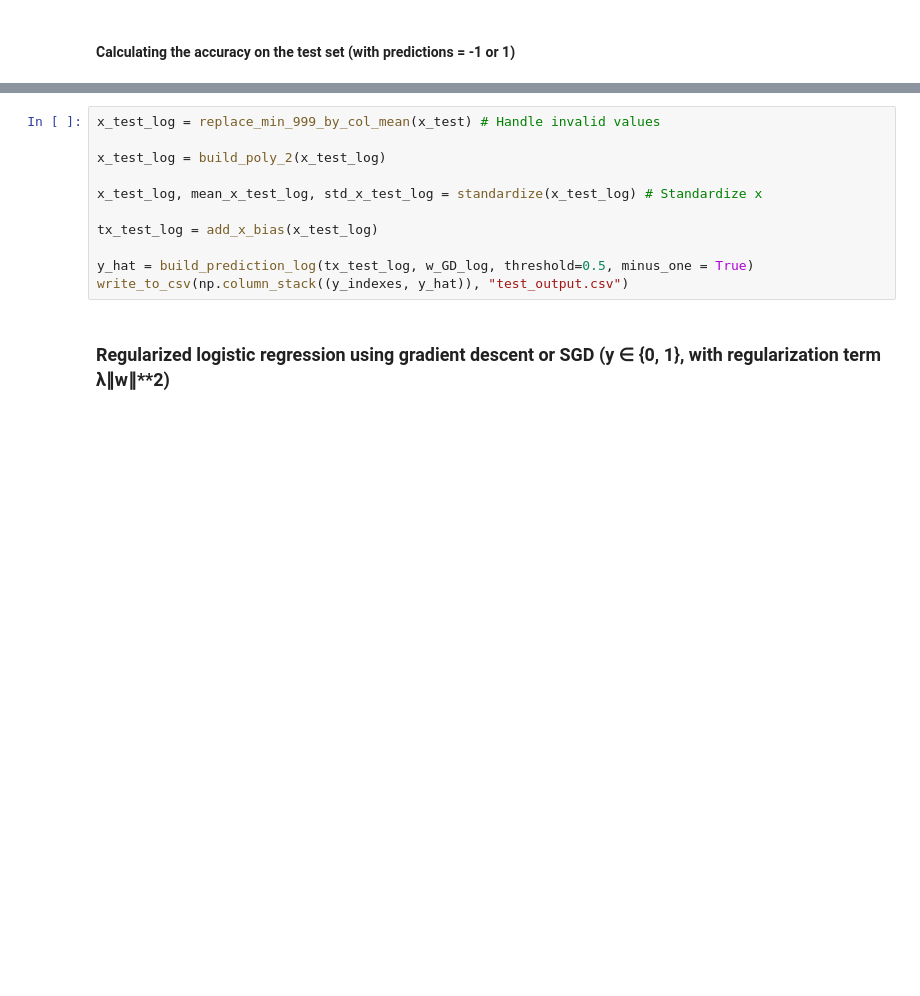
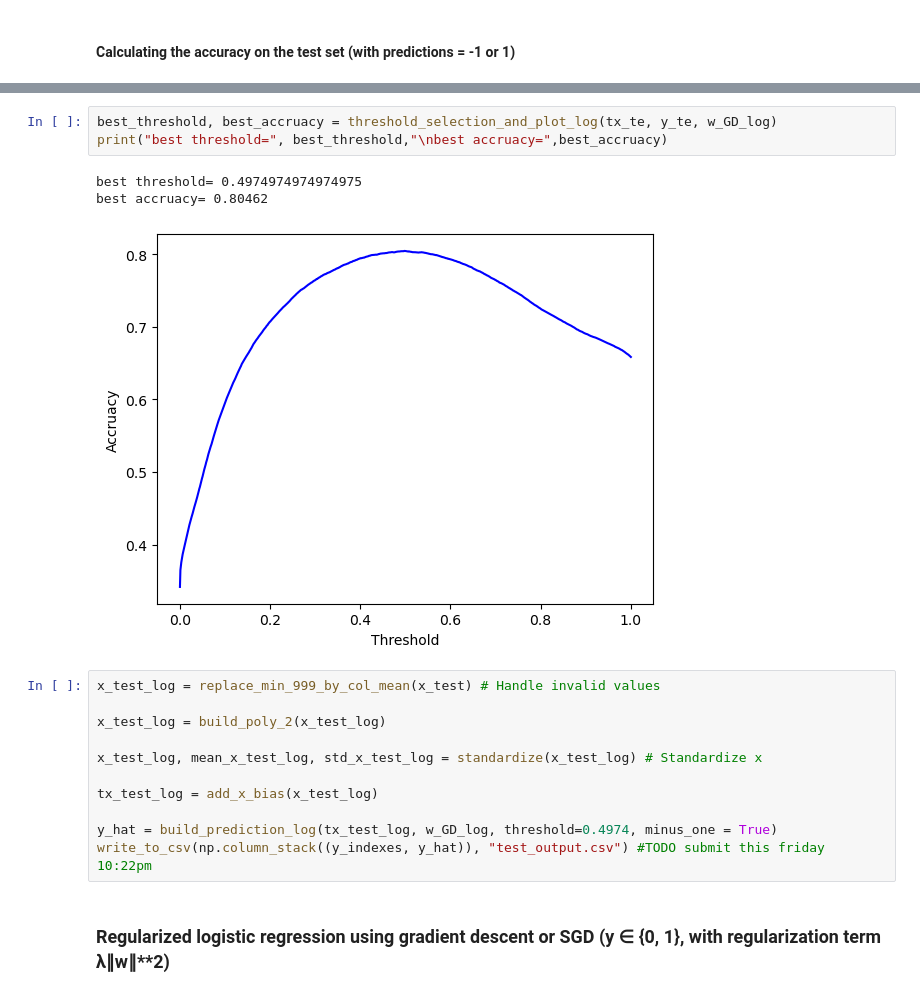
Before and after one commit to CS-433/ml-project-1-mlmybeloved, a Jupyter notebook: HiggsImmaFindYou.ipynb, the cells around one changed output, grey strips where cells are left out. Drawn from its saved outputs; the diff is of its cells as text; blank space fills up the shorter version.

Commit message:
Lots of modifications. Ran and submitted all methods up to logistic regression

```diff
--- a/HiggsImmaFindYou.ipynb
+++ b/HiggsImmaFindYou.ipynb
@@ -231,3 +271,10 @@ Accuracy for these w: 80.43%
+# %%
+best_threshold, best_accruacy = threshold_selection_and_plot_log(tx_te, y_te, w_GD_log)
+print("best threshold=", best_threshold,"\nbest accruacy=",best_accruacy)
+# %% [output]
+best threshold= 0.4974974974974975
+best accruacy= 0.80462
+[figure, added]
 # %%
 x_test_log = replace_min_999_by_col_mean(x_test) # Handle invalid values
 
@@ -237,7 +284,7 @@ x_test_log, mean_x_test_log, std_x_test_log = standardize(x_test_log) # Standard
 
 tx_test_log = add_x_bias(x_test_log)
 
-y_hat = build_prediction_log(tx_test_log, w_GD_log, threshold=0.5, minus_one = True)
-write_to_csv(np.column_stack((y_indexes, y_hat)), "test_output.csv")
+y_hat = build_prediction_log(tx_test_log, w_GD_log, threshold=0.4974, minus_one = True)
+write_to_csv(np.column_stack((y_indexes, y_hat)), "test_output.csv") #TODO submit this friday 10:22pm
 # %% [markdown]
 ### Regularized logistic regression using gradient descent or SGD (y ∈ {0, 1}, with regularization term λ∥w∥**2)
```
Also changed, not shown: parts of 30 cells of this notebook, 1 other file.
